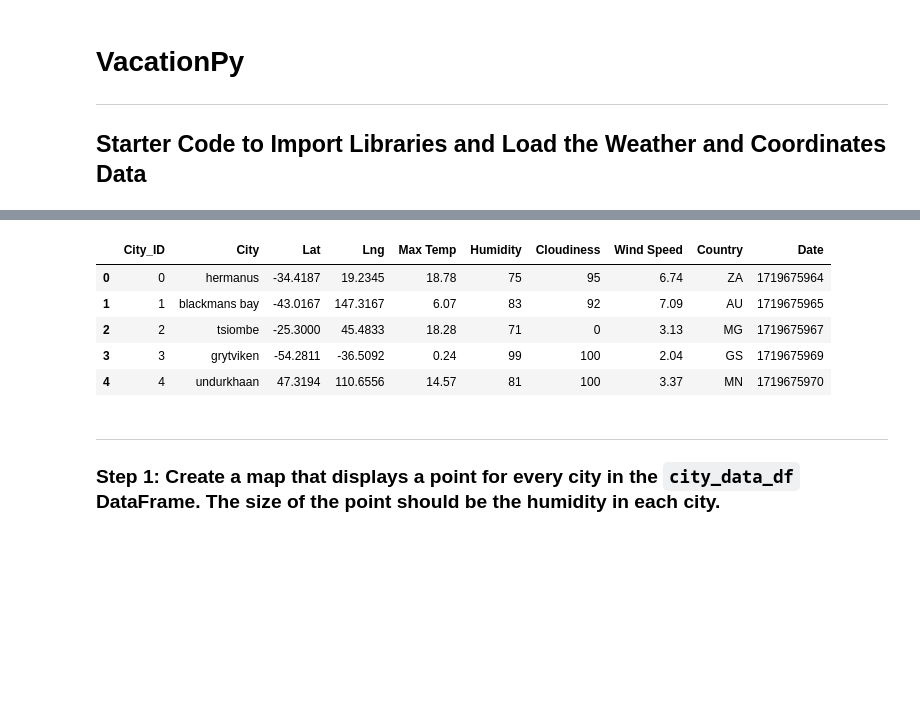
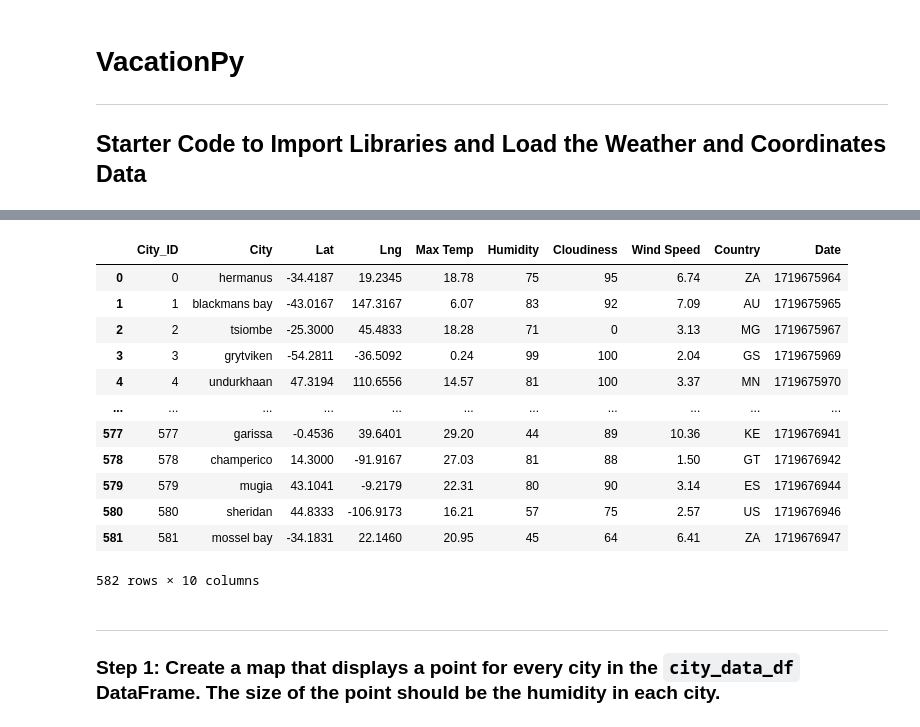
Before and after one commit to enumerbs/Module06-Challenge-Python-APIs, a Jupyter notebook: VacationPy/VacationPy.ipynb, the cells around one changed output, grey strips where cells are left out. Cells and saved outputs as stored; diff of their text form; code cells hidden in the pictures; blank space fills up the shorter version.

```diff
--- a/VacationPy/VacationPy.ipynb
+++ b/VacationPy/VacationPy.ipynb
@@ -19,17 +19,24 @@ from api_keys import geoapify_key
 # %%
 # Load the CSV file created in Part 1 into a Pandas DataFrame
 csv_file = Path("output_data/cities.csv")
 city_data_df = pd.read_csv(csv_file)
 
 # Display sample data
-city_data_df.head()
+city_data_df
 # %% [output]
 |  | City_ID | City | Lat | Lng | Max Temp | Humidity | Cloudiness | Wind Speed | Country | Date |
 | 0 | 0 | hermanus | -34.4187 | 19.2345 | 18.78 | 75 | 95 | 6.74 | ZA | 1719675964 |
 | 1 | 1 | blackmans bay | -43.0167 | 147.3167 | 6.07 | 83 | 92 | 7.09 | AU | 1719675965 |
 | 2 | 2 | tsiombe | -25.3000 | 45.4833 | 18.28 | 71 | 0 | 3.13 | MG | 1719675967 |
 | 3 | 3 | grytviken | -54.2811 | -36.5092 | 0.24 | 99 | 100 | 2.04 | GS | 1719675969 |
 | 4 | 4 | undurkhaan | 47.3194 | 110.6556 | 14.57 | 81 | 100 | 3.37 | MN | 1719675970 |
+| ... | ... | ... | ... | ... | ... | ... | ... | ... | ... | ... |
+| 577 | 577 | garissa | -0.4536 | 39.6401 | 29.20 | 44 | 89 | 10.36 | KE | 1719676941 |
+| 578 | 578 | champerico | 14.3000 | -91.9167 | 27.03 | 81 | 88 | 1.50 | GT | 1719676942 |
+| 579 | 579 | mugia | 43.1041 | -9.2179 | 22.31 | 80 | 90 | 3.14 | ES | 1719676944 |
+| 580 | 580 | sheridan | 44.8333 | -106.9173 | 16.21 | 57 | 75 | 2.57 | US | 1719676946 |
+| 581 | 581 | mossel bay | -34.1831 | 22.1460 | 20.95 | 45 | 64 | 6.41 | ZA | 1719676947 |
+582 rows × 10 columns
 # %% [markdown]
 ---
 
```
Also changed, not shown: parts of 2 cells of this notebook.
